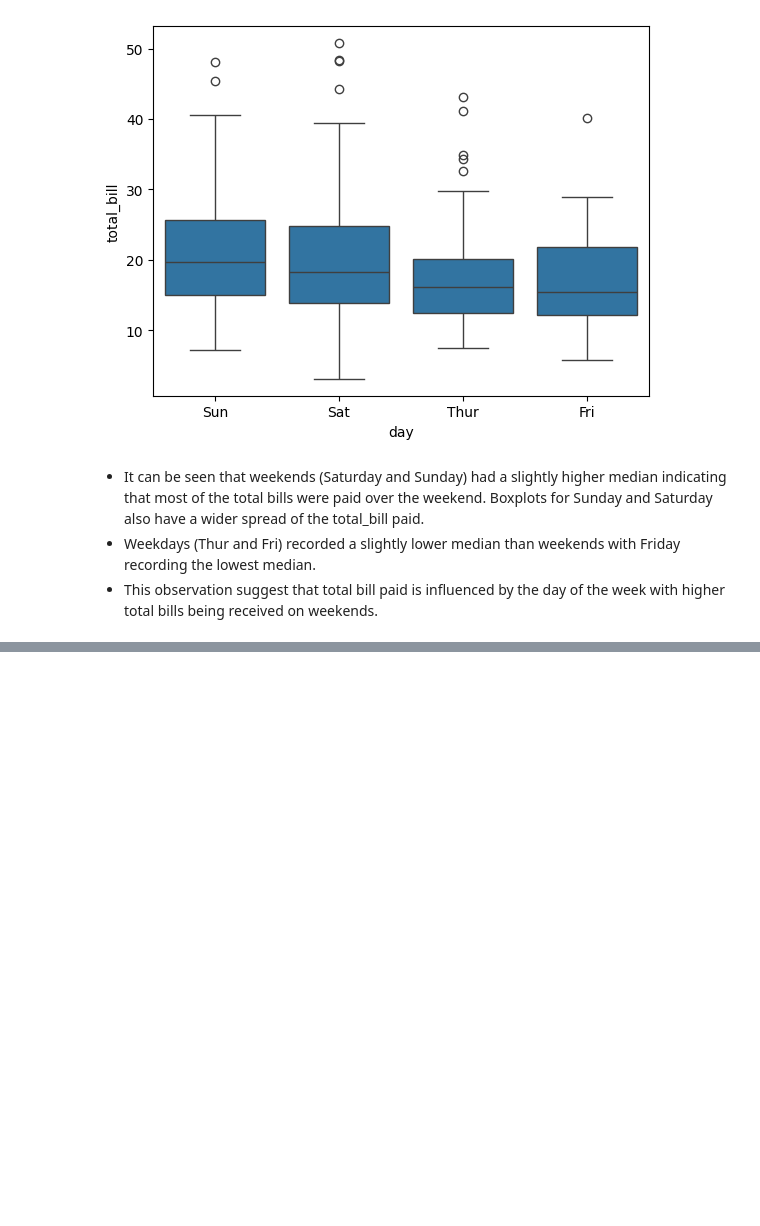
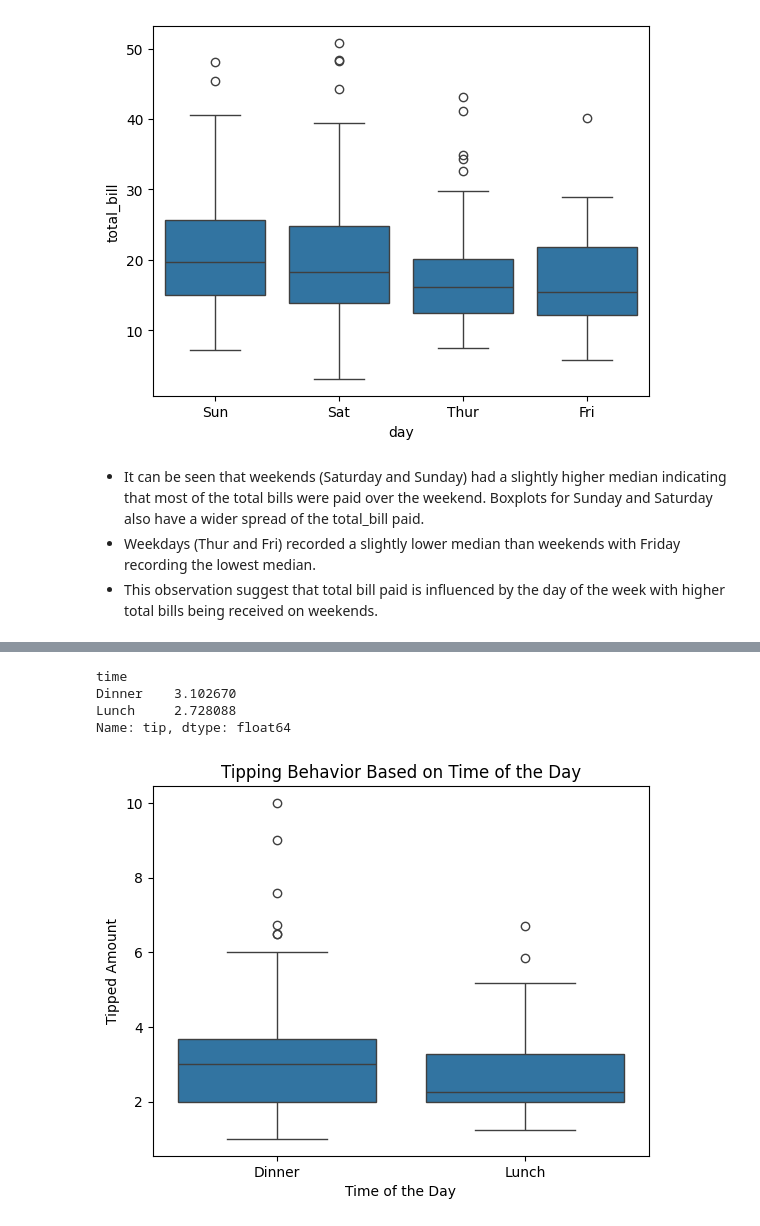
Before and after one commit to mut-rogers/tipsEDA, a Jupyter notebook: tips.ipynb, the cells around one changed output, grey strips where cells are left out. Cells and saved outputs as stored; diff of their text form; code cells hidden in the pictures; blank space fills up the shorter version.

```diff
--- a/tips.ipynb
+++ b/tips.ipynb
@@ -3,6 +3,15 @@ import pandas as pd
 import numpy as np
 import matplotlib.pyplot as plt
 import seaborn as sns
+# %%
+def set_xylabels(x: str, y: str, title: str) -> None:
+    """
+    Sets the values for x and y labels for the plots
+    Sets the value for title of the plots
+    """
+    plt.xlabel(x)
+    plt.ylabel(y)
+    plt.title(title)
 # %% [markdown]
 - We can start by looking at the data and understanding it
 # %%
@@ -132,0 +167,14 @@ sns.boxplot(tips_dataset, x="day", y="total_bill")
+# %%
+# We can look at the avg tiped amount for Dinner and Lunch
+tips_dataset.groupby("time").tip.agg("mean")
+# %% [output]
+time
+Dinner    3.102670
+Lunch     2.728088
+Name: tip, dtype: float64
+# %%
+# Visualizing using boxplots
+sns.boxplot(tips_dataset, x="time", y="tip")
+set_xylabels("Time of the Day", "Tipped Amount", "Tipping Behavior Based on Time of the Day")
+# %% [output]
+[figure, added]
```
Also changed, not shown: parts of 12 cells of this notebook.
